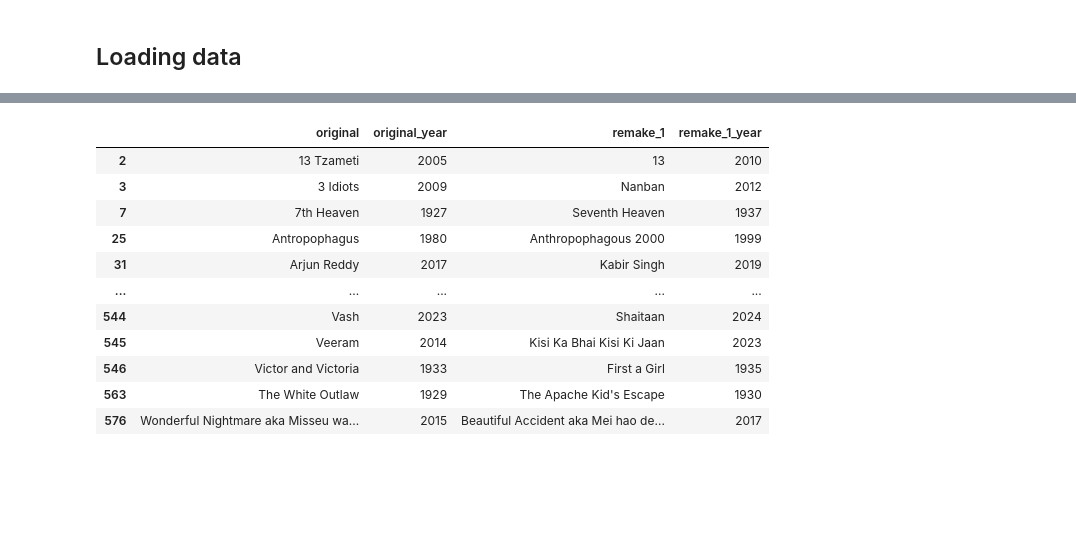
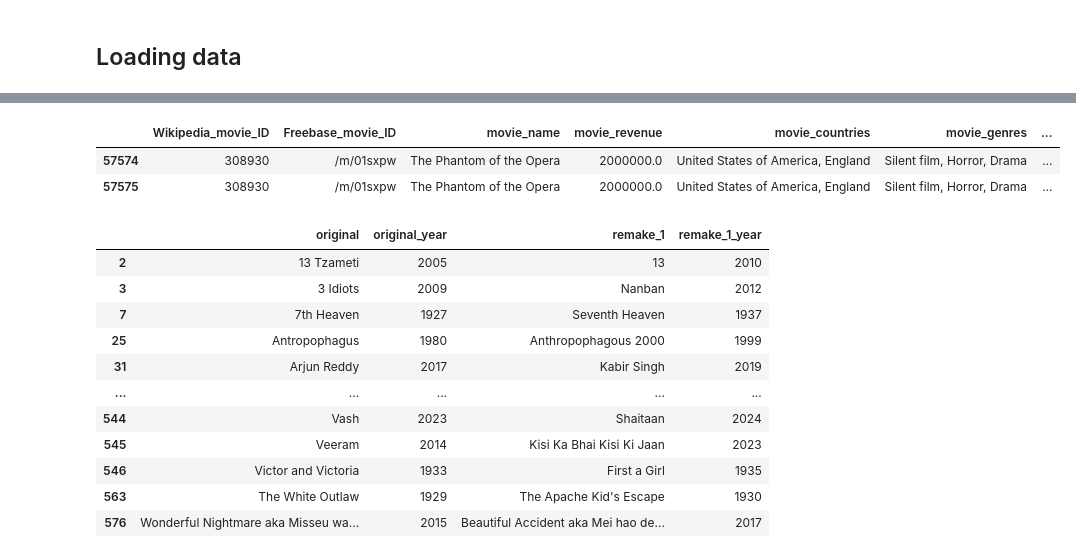
Before and after one commit to epfl-ada/ada-2024-project-madayam, a Jupyter notebook: src/main.ipynb, the cells around one changed output, grey strips where cells are left out. Saved outputs shown, nothing was run; the diff lists cells and outputs as text; code cells hidden in the pictures; blank space fills up the shorter version.

```diff
--- a/src/main.ipynb
+++ b/src/main.ipynb
@@ -41,3 +71,9 @@ originals_df = originals_df[df_movies.columns]
+# %%
+df_movies[df_movies["wikidata_id"] == 'Q927919']
+# %% [output]
+|  | Wikipedia_movie_ID | Freebase_movie_ID | movie_name | movie_revenue | movie_countries | movie_genres | ... |
+| 57574 | 308930 | /m/01sxpw | The Phantom of the Opera | 2000000.0 | United States of America, England | Silent film, Horror, Drama | ... |
+| 57575 | 308930 | /m/01sxpw | The Phantom of the Opera | 2000000.0 | United States of America, England | Silent film, Horror, Drama | ... |
 # %%
 # List of original movies that are not in the CMU dataset
 
```
Also changed, not shown: parts of 7 cells of this notebook, 1 other file.
